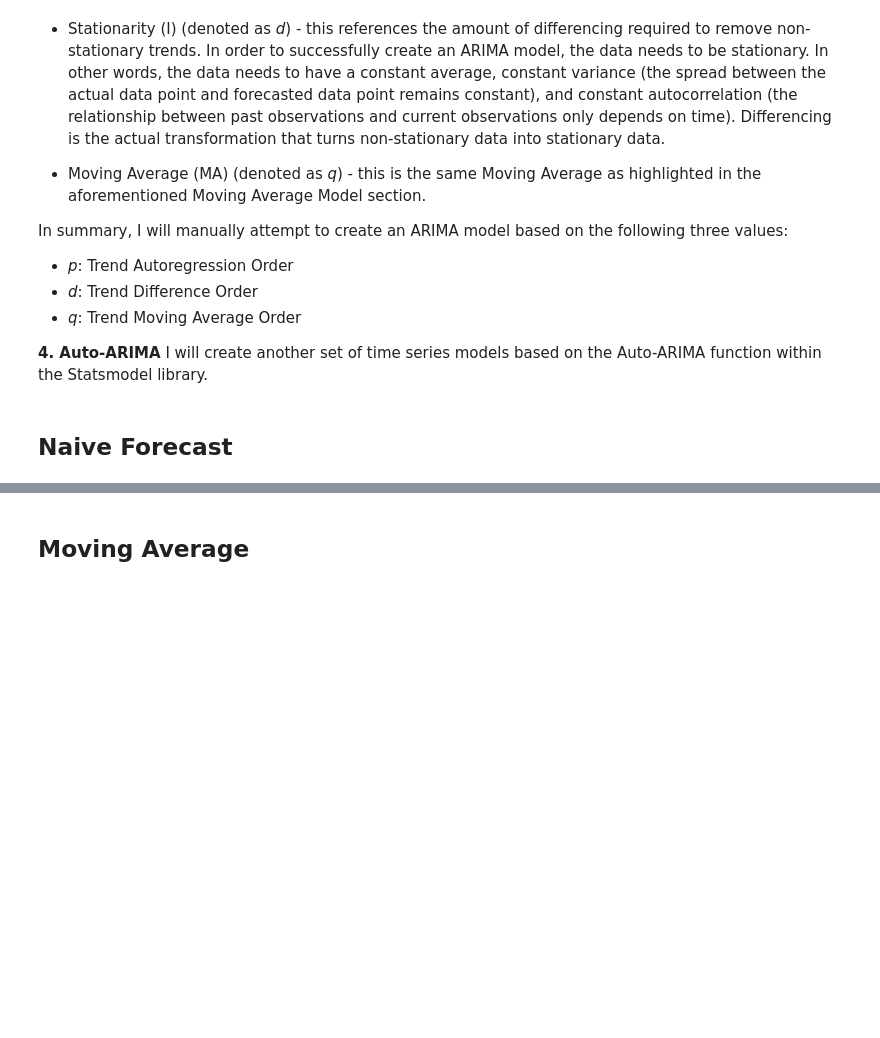
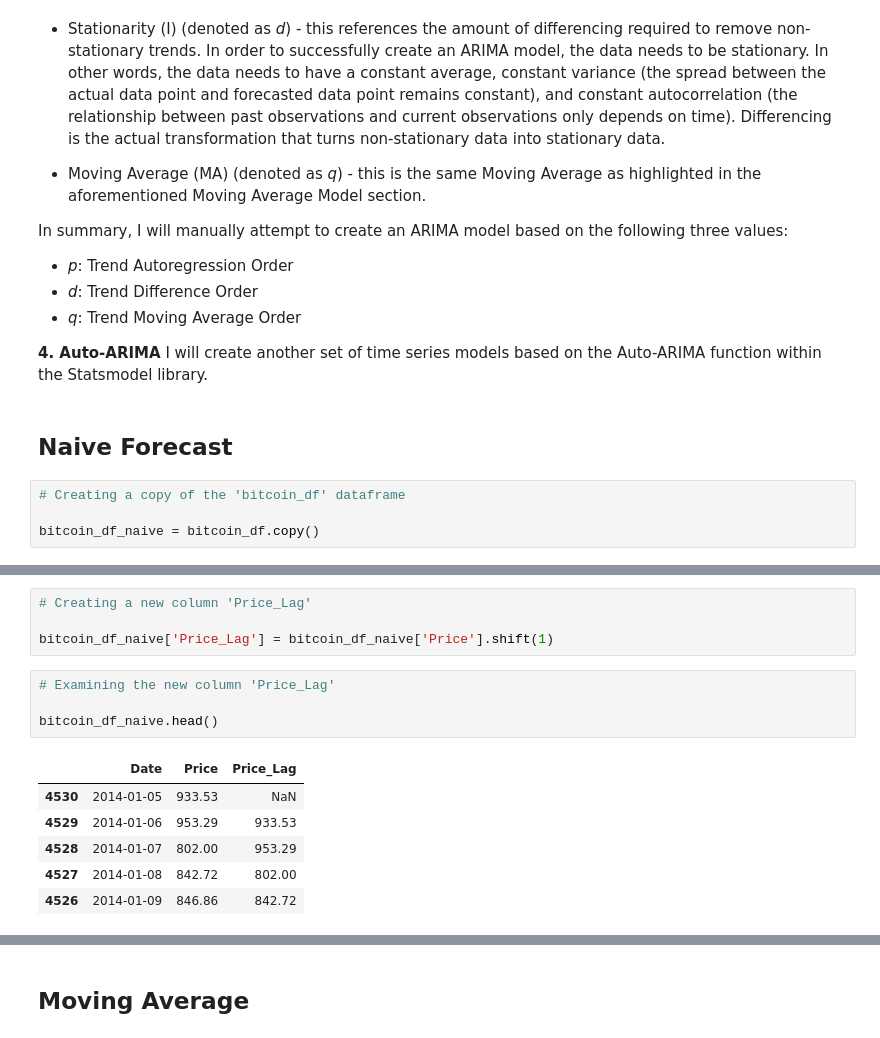
Before and after one commit to keithotuomagie/bitcoin_ts, a Jupyter notebook: notebook.ipynb, the cells around one changed output, grey strips where cells are left out. Cells and saved outputs as stored; diff of their text form; blank space fills up the shorter version.

Commit message:
Modeling | Naive Forecast

```diff
--- a/notebook.ipynb
+++ b/notebook.ipynb
@@ -280,3 +282,7 @@ In summary, I will manually attempt to create an ARIMA model based on the follow
 **4. Auto-ARIMA** I will create another set of time series models based on the Auto-ARIMA function within the Statsmodel library.
 # %% [markdown]
 ## Naive Forecast ##
+# %%
+# Creating a copy of the 'bitcoin_df' dataframe
+
+bitcoin_df_naive = bitcoin_df.copy()
@@ -282,0 +300,15 @@ In summary, I will manually attempt to create an ARIMA model based on the follow
+# %%
+# Creating a new column 'Price_Lag'
+
+bitcoin_df_naive['Price_Lag'] = bitcoin_df_naive['Price'].shift(1)
+# %%
+# Examining the new column 'Price_Lag'
+
+bitcoin_df_naive.head()
+# %% [output]
+|  | Date | Price | Price_Lag |
+| 4530 | 2014-01-05 | 933.53 | NaN |
+| 4529 | 2014-01-06 | 953.29 | 933.53 |
+| 4528 | 2014-01-07 | 802.00 | 953.29 |
+| 4527 | 2014-01-08 | 842.72 | 802.00 |
+| 4526 | 2014-01-09 | 846.86 | 842.72 |
```
Also changed, not shown: parts of 10 cells of this notebook.
